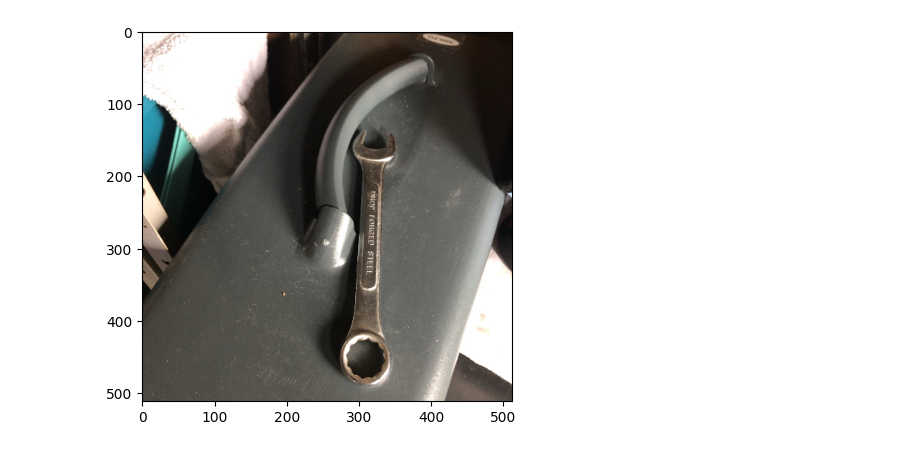
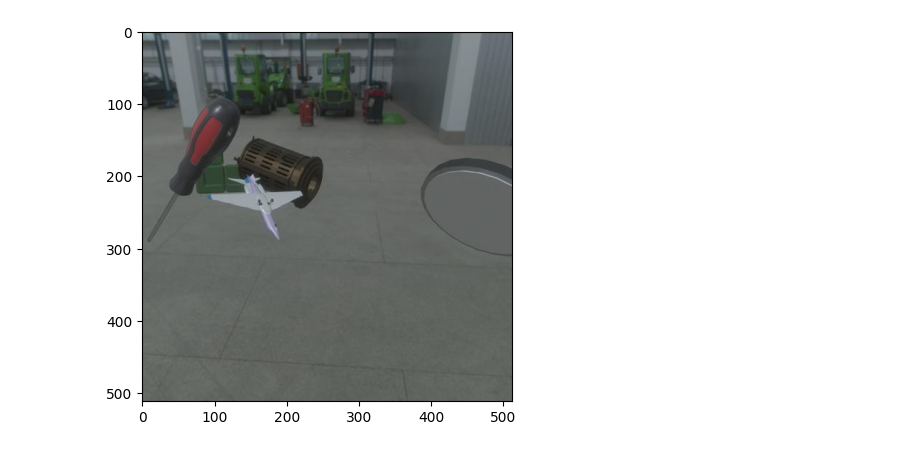
Before and after one commit to LennertM-2054620/MachineLearning, a Jupyter notebook: Project/Check_learning.ipynb, the cells around one changed output. Saved outputs shown, nothing was run; the diff lists cells and outputs as text; code cells hidden in the pictures.

```diff
--- a/Project/Check_learning.ipynb
+++ b/Project/Check_learning.ipynb
@@ -58,14 +58,14 @@ Model: "sequential_4"
 # %%
 # Loading the image.
 # image = cv2.imread("Data/Synthetic/CombWrench/3_img.jpg")
-image = cv2.imread("Data/Real/CombWrench/IMG_0599.JPEG")
+image = cv2.imread("Data/Synthetic/Screwdriver/17236_img.jpg")
 image = cv2.cvtColor(image, cv2.COLOR_BGR2RGB)
 resize = cv2.resize(image, (512,512))
 
 plt.imshow(resize)
 plt.show()
 # %% [output]
-[figure, old version]
+[figure, new version]
 # %%
 yhat = intermediate_model.predict(np.expand_dims(resize, 0))
 # %% [output]
```
Also changed, not shown: parts of 5 cells of this notebook, 2 other files.
